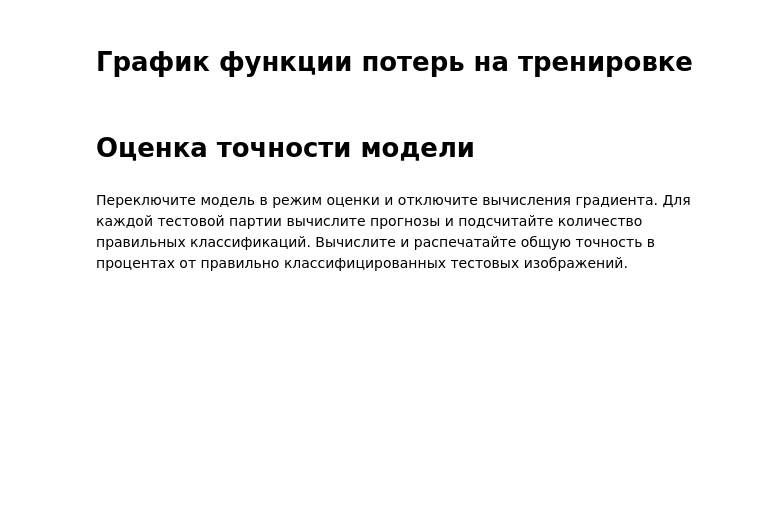
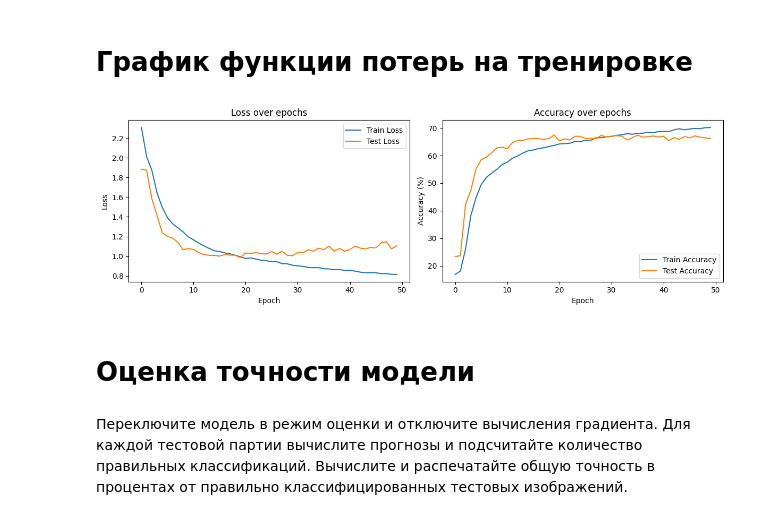
Before and after one commit to KrisTinaShch/TM_CNN, a Jupyter notebook: CIFAR_CNN.ipynb, the cells around one changed output. Drawn from its saved outputs; the diff is of its cells as text; code cells hidden in the pictures; blank space fills up the shorter version.

Commit message:
Add training visualization plots for the model
- Plot training and validation metrics
- Visualize model performance over epochs
- Improve analysis of training process

```diff
--- a/CIFAR_CNN.ipynb
+++ b/CIFAR_CNN.ipynb
@@ -211,5 +220,27 @@ Epoch  8 | Train Loss: 1.2886 | Train Acc: 53.6140% | Test Loss: 1.1420 | Test A
 # %% [markdown]
 # График функции потерь на тренировке
+# %%
+plt.figure(figsize=(12, 4))
+plt.subplot(1, 2, 1)
+plt.plot(cnn_losses, label='Train Loss')
+plt.plot(cnn_test_losses, label='Test Loss')
+plt.xlabel('Epoch')
+plt.ylabel('Loss')
+plt.title('Loss over epochs')
+plt.legend()
+
+plt.subplot(1, 2, 2)
+plt.plot(cnn_accs, label='Train Accuracy')
+plt.plot(cnn_test_accs, label='Test Accuracy')
+plt.xlabel('Epoch')
+plt.ylabel('Accuracy (%)')
+plt.title('Accuracy over epochs')
+plt.legend()
+plt.tight_layout()
+
+plt.show()
+# %% [output]
+[figure, added]
 # %% [markdown]
 # Оценка точности модели
 # %% [markdown]
```
Also changed, not shown: parts of 3 cells of this notebook.
